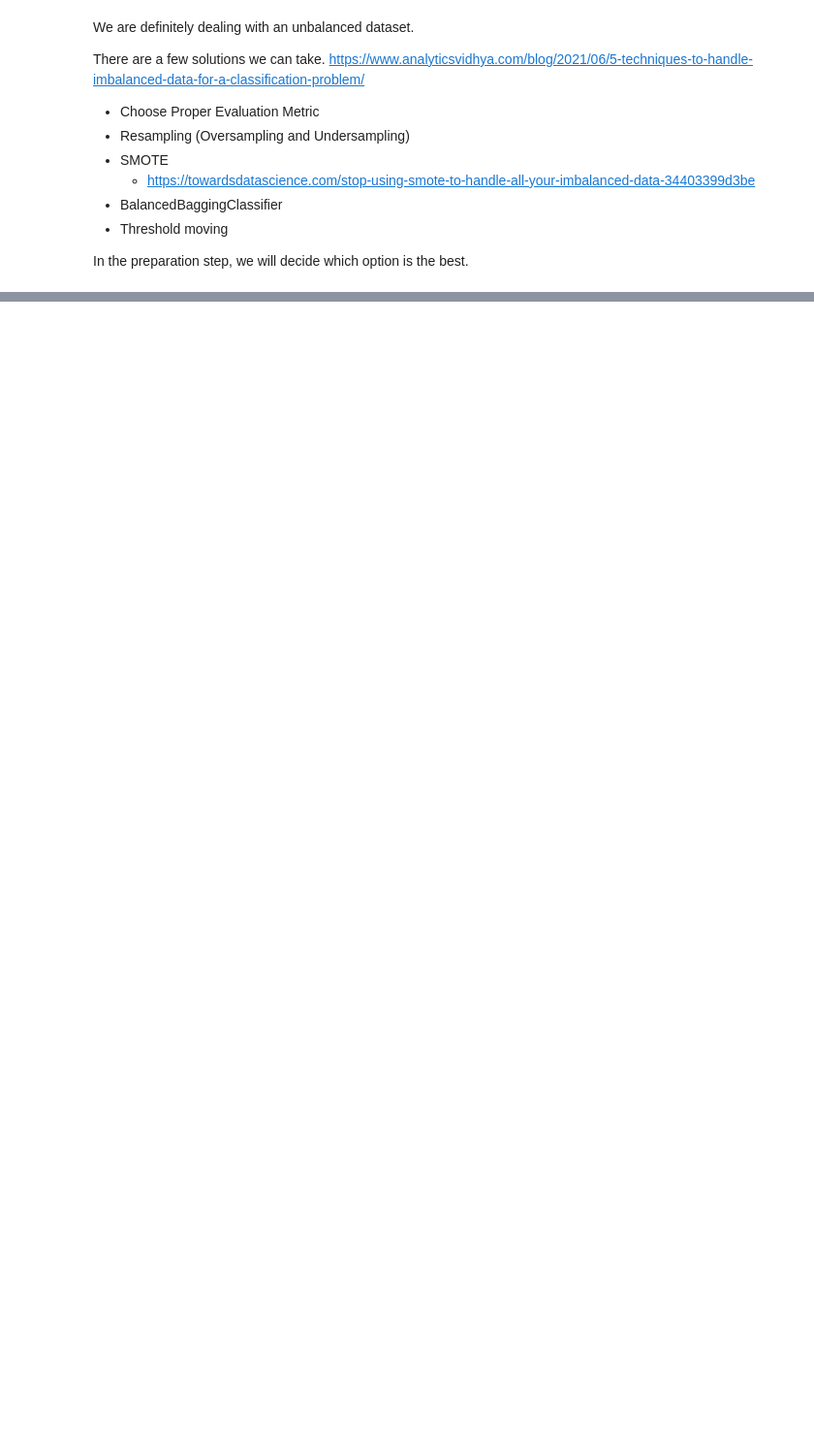
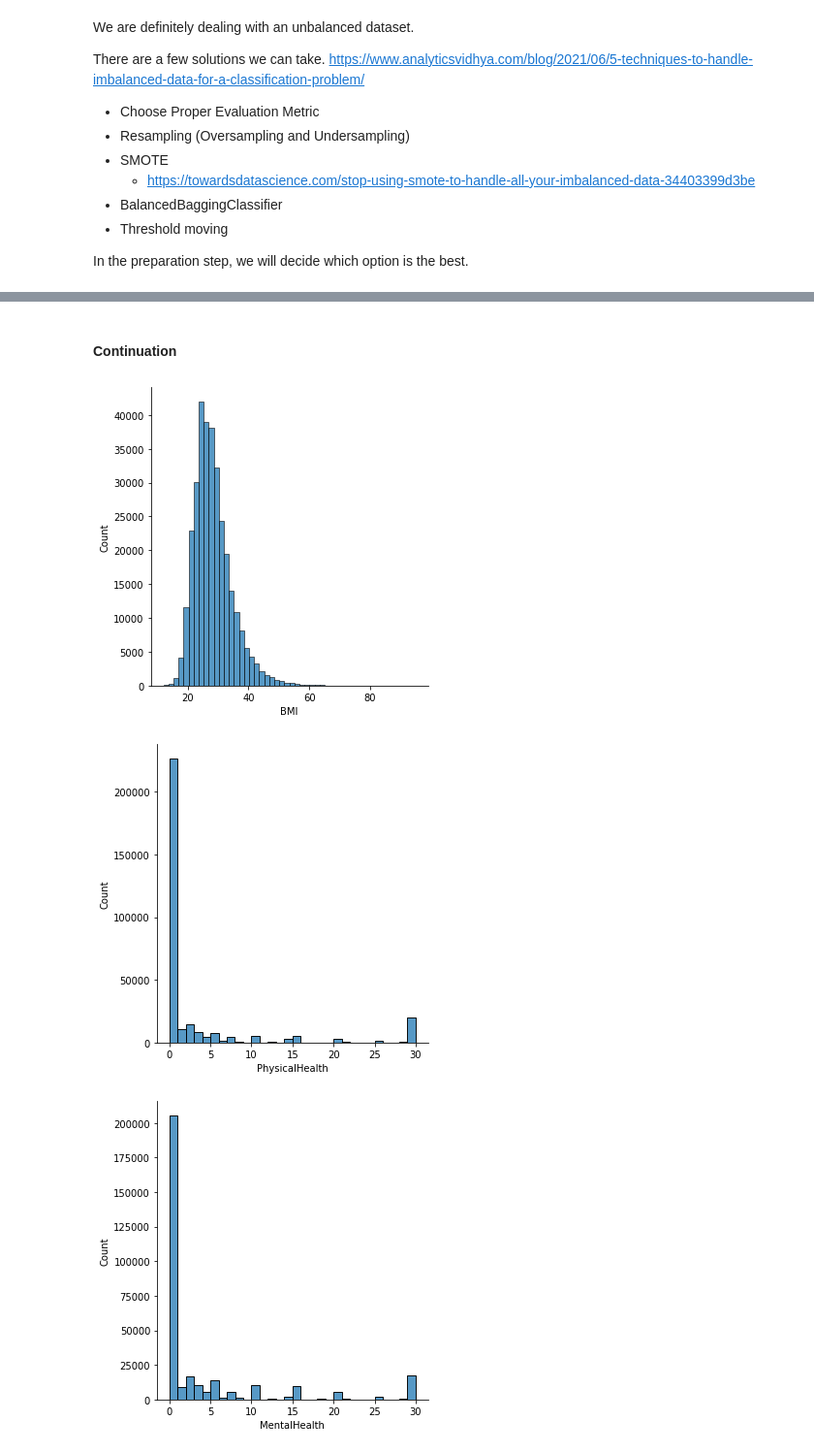
Before and after one commit to Portugapt/AAA-Explainability, a Jupyter notebook: source/1_preprocessing/1_heart-preprocess.ipynb, the cells around one changed output, grey strips where cells are left out. Shown at 97% size. Cells and saved outputs as stored; diff of their text form; code cells hidden in the pictures; blank space fills up the shorter version.

```diff
--- a/source/1_preprocessing/1_heart-preprocess.ipynb
+++ b/source/1_preprocessing/1_heart-preprocess.ipynb
@@ -264,0 +343,16 @@ In the preparation step, we will decide which option is the best.
+# %%
+for i in _CONTINUOUS_FEATURES:
+    if i != 'BMI':
+        logging.debug(f'FEATURE {i} TO int32')
+        dfHeart_v1[i] = dfHeart_v1[i].astype('int32')
+# %% [markdown]
+#### Continuation
+# %%
+for i in _CONTINUOUS_FEATURES:
+    unique_values = dfHeart_v1[i].unique()
+    sns.displot(x = dfHeart_v1[i], bins = 50 if i == 'BMI' else max(unique_values) - min(unique_values))
+    plt.show()
+# %% [output]
+[figure, added]
+[figure, added]
+[figure, added]
```
Also changed, not shown: parts of 33 cells of this notebook.
